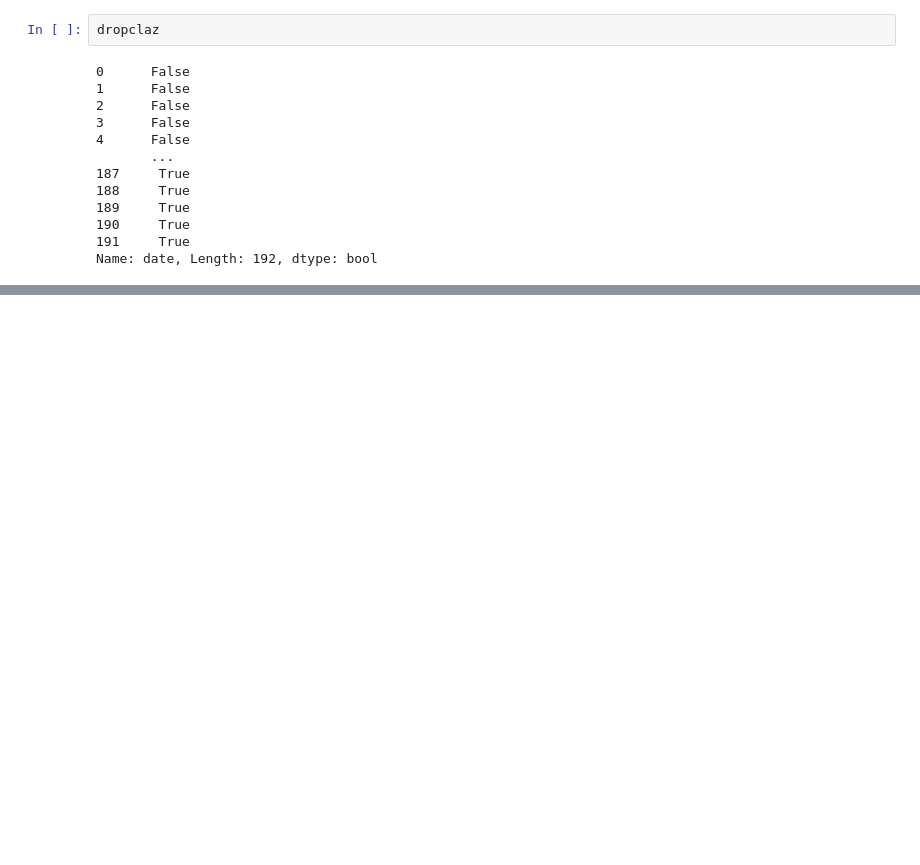
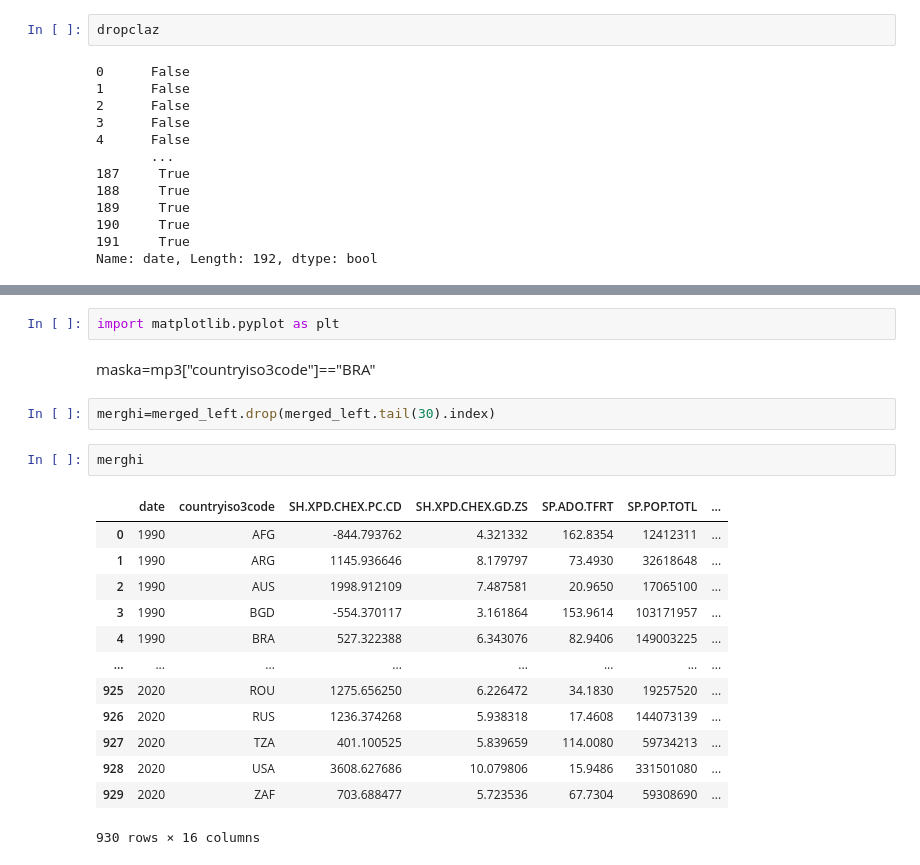
Before and after one commit to Brakions/Streamlit_test, a Jupyter notebook: test.ipynb, the cells around one changed output, grey strips where cells are left out. Cells and saved outputs as stored; diff of their text form; blank space fills up the shorter version.

```diff
--- a/test.ipynb
+++ b/test.ipynb
@@ -1117,0 +1169,22 @@ Name: date, Length: 192, dtype: bool
+# %%
+import matplotlib.pyplot as plt
+# %% [markdown]
+maska=mp3["countryiso3code"]=="BRA"
+# %%
+merghi=merged_left.drop(merged_left.tail(30).index)
+# %%
+merghi
+# %% [output]
+|  | date | countryiso3code | SH.XPD.CHEX.PC.CD | SH.XPD.CHEX.GD.ZS | SP.ADO.TFRT | SP.POP.TOTL | ... |
+| 0 | 1990 | AFG | -844.793762 | 4.321332 | 162.8354 | 12412311 | ... |
+| 1 | 1990 | ARG | 1145.936646 | 8.179797 | 73.4930 | 32618648 | ... |
+| 2 | 1990 | AUS | 1998.912109 | 7.487581 | 20.9650 | 17065100 | ... |
+| 3 | 1990 | BGD | -554.370117 | 3.161864 | 153.9614 | 103171957 | ... |
+| 4 | 1990 | BRA | 527.322388 | 6.343076 | 82.9406 | 149003225 | ... |
+| ... | ... | ... | ... | ... | ... | ... | ... |
+| 925 | 2020 | ROU | 1275.656250 | 6.226472 | 34.1830 | 19257520 | ... |
+| 926 | 2020 | RUS | 1236.374268 | 5.938318 | 17.4608 | 144073139 | ... |
+| 927 | 2020 | TZA | 401.100525 | 5.839659 | 114.0080 | 59734213 | ... |
+| 928 | 2020 | USA | 3608.627686 | 10.079806 | 15.9486 | 331501080 | ... |
+| 929 | 2020 | ZAF | 703.688477 | 5.723536 | 67.7304 | 59308690 | ... |
+930 rows × 16 columns
```
Also changed, not shown: parts of 17 cells of this notebook, 7 other files.
